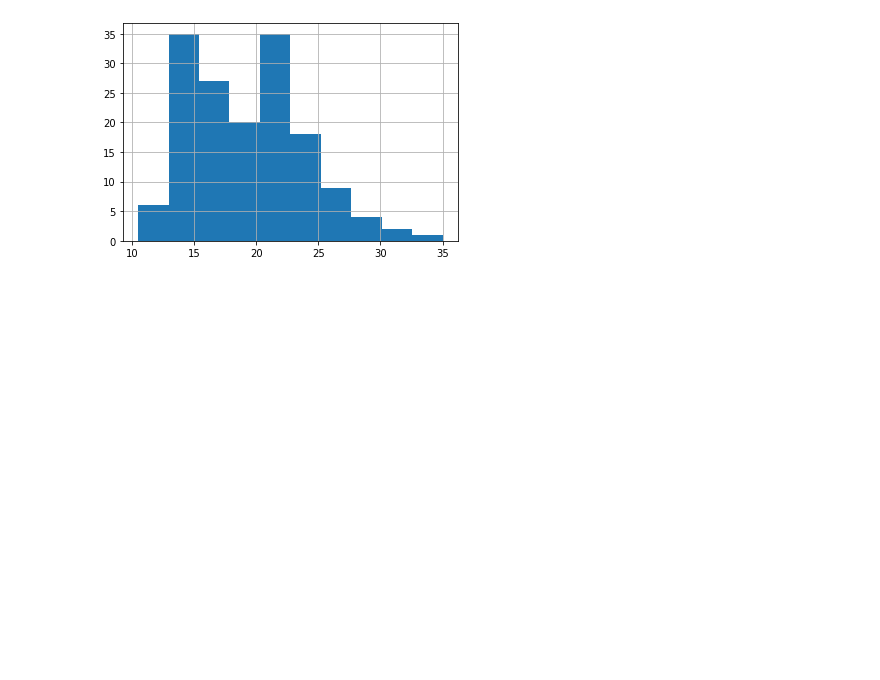
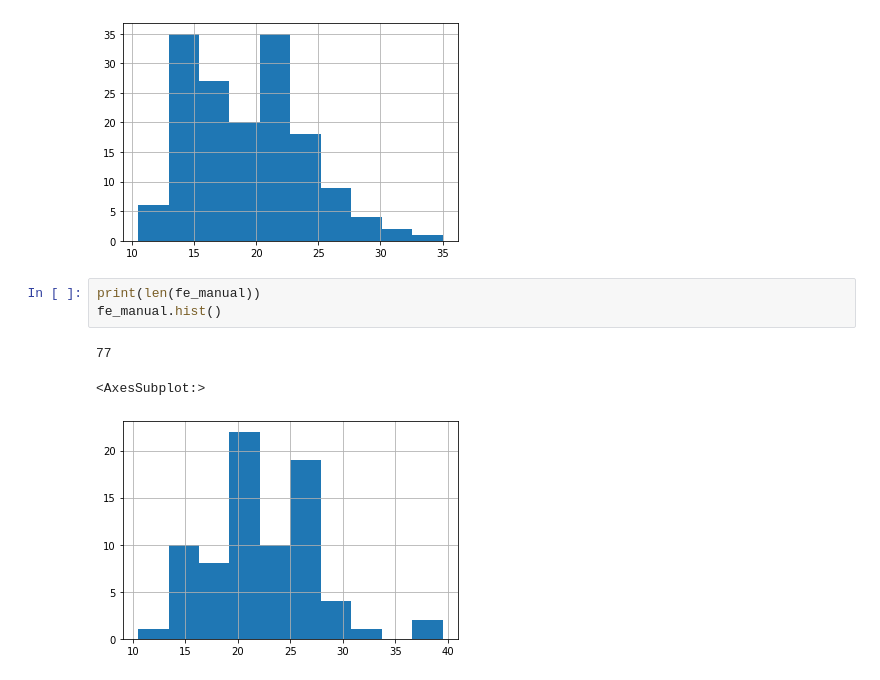
Before and after one commit to jamesallen0351/statistics-exercises, a Jupyter notebook: hypothesis_testing.ipynb, the cells around one changed output. Saved outputs shown, nothing was run; the diff lists cells and outputs as text; blank space fills up the shorter version.

```diff
--- a/hypothesis_testing.ipynb
+++ b/hypothesis_testing.ipynb
@@ -504,3 +504,10 @@ fe_auto.hist()
 157
 <AxesSubplot:>
 [figure]
+# %%
+print(len(fe_manual))
+fe_manual.hist()
+# %% [output]
+77
+<AxesSubplot:>
+[figure, added]
```
Also changed, not shown: parts of 2 cells of this notebook.
